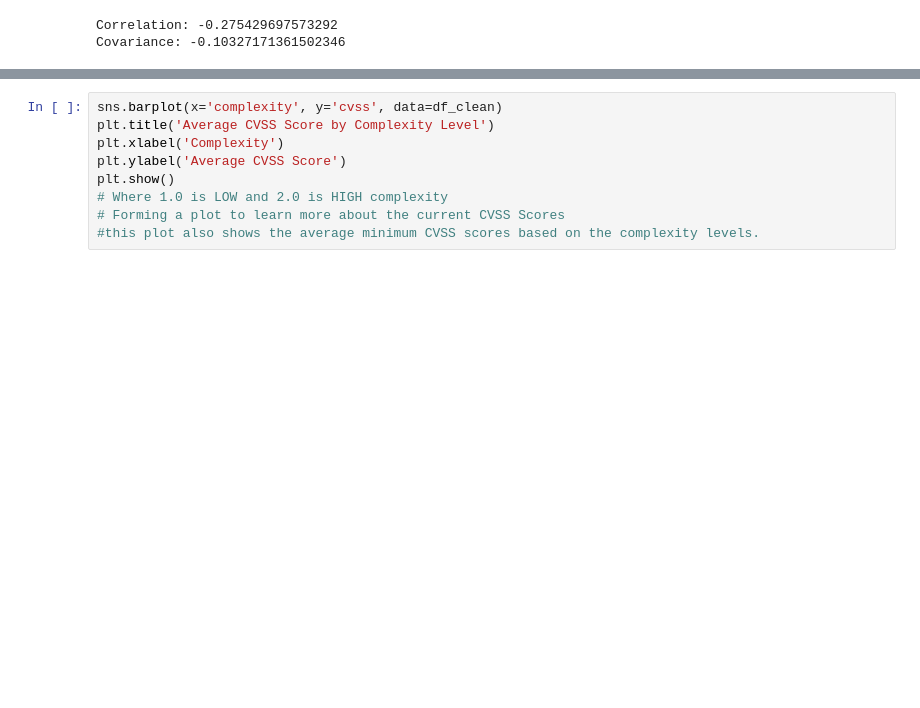
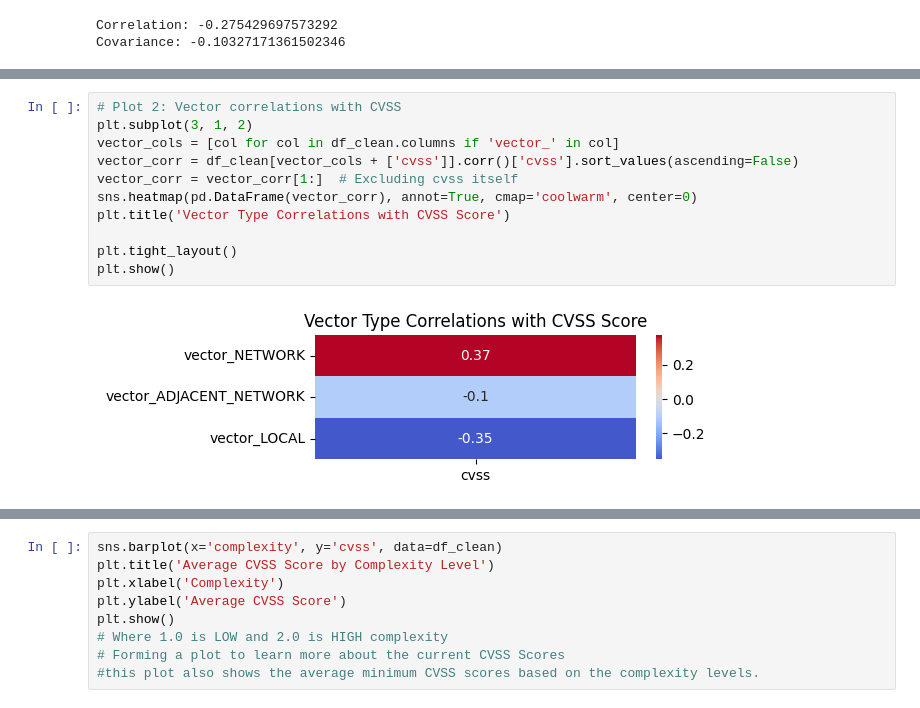
Before and after one commit to S10241798/AITT, a Jupyter notebook: AITT Assignment.ipynb, the cells around one changed output, grey strips where cells are left out. Drawn from its saved outputs; the diff is of its cells as text; blank space fills up the shorter version.

```diff
--- a/AITT Assignment.ipynb
+++ b/AITT Assignment.ipynb
@@ -341,0 +357,13 @@ Covariance: -0.10327171361502346
+# %%
+# Plot 2: Vector correlations with CVSS
+plt.subplot(3, 1, 2)
+vector_cols = [col for col in df_clean.columns if 'vector_' in col]
+vector_corr = df_clean[vector_cols + ['cvss']].corr()['cvss'].sort_values(ascending=False)
+vector_corr = vector_corr[1:]  # Excluding cvss itself
+sns.heatmap(pd.DataFrame(vector_corr), annot=True, cmap='coolwarm', center=0)
+plt.title('Vector Type Correlations with CVSS Score')
+
+plt.tight_layout()
+plt.show()
+# %% [output]
+[figure, added]
```
Also changed, not shown: parts of 31 cells of this notebook.
